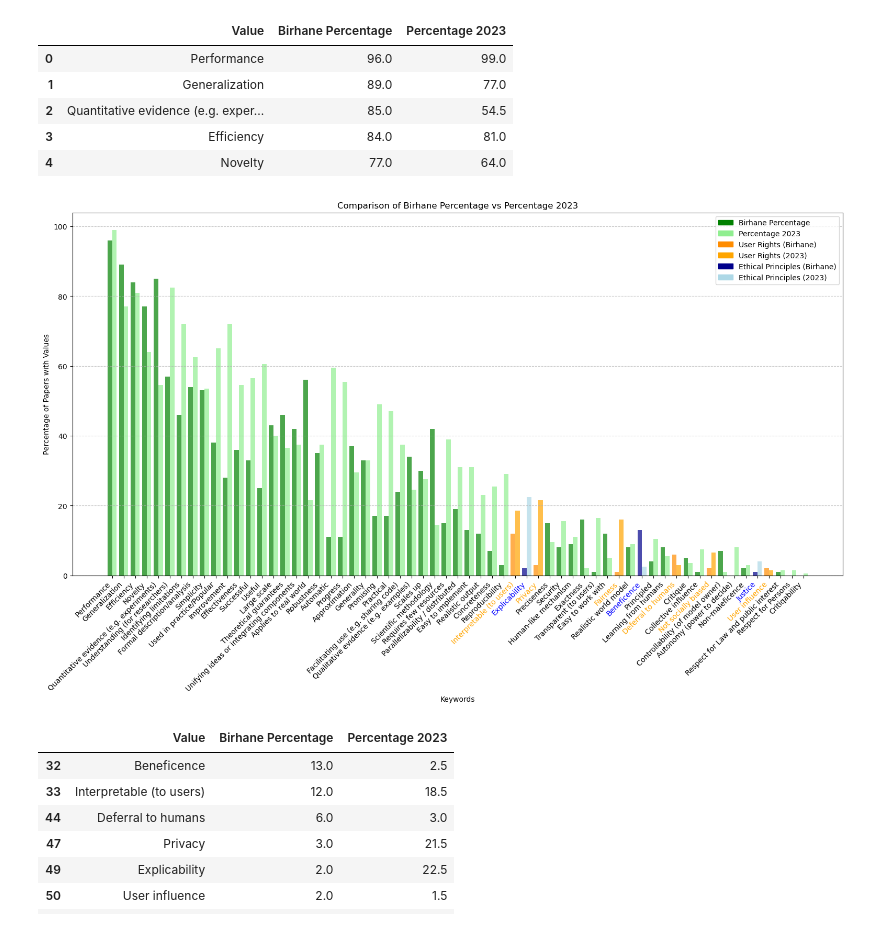
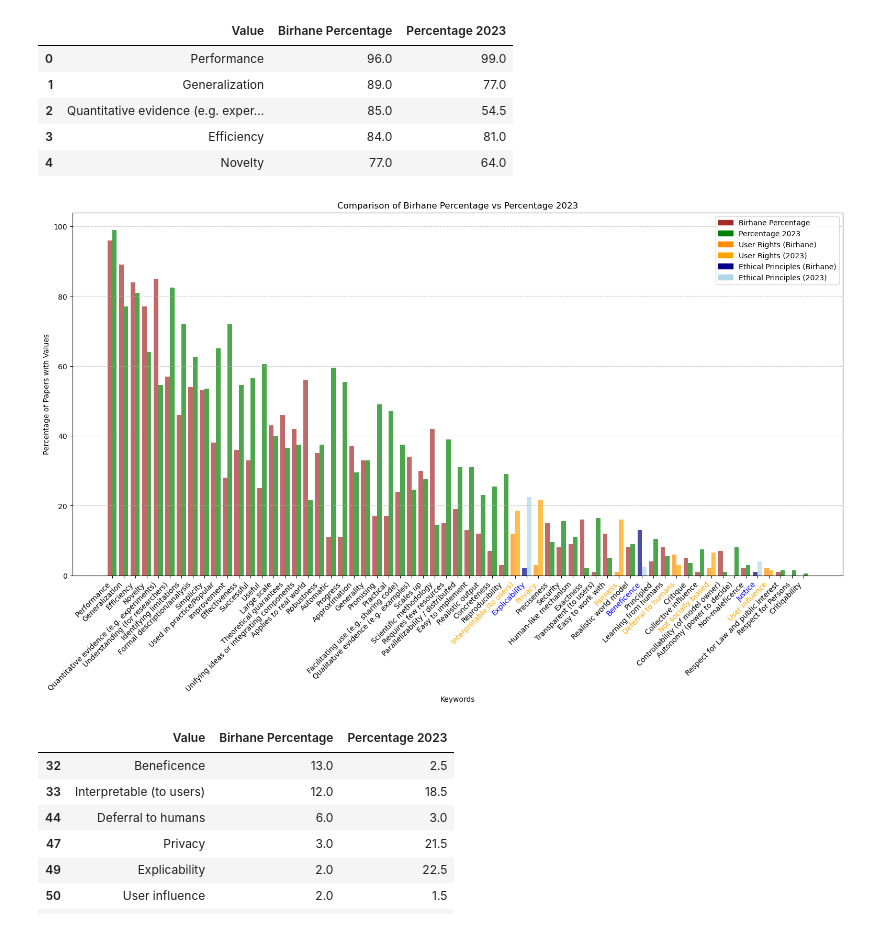
Before and after one commit to IsabelKurth/values-in-ml-research, a Jupyter notebook: analysis_and_plots.ipynb, the cells around one changed output. Cells and saved outputs as stored; diff of their text form; code cells hidden in the pictures.

Commit message:
high resolution plots and typos fixed

```diff
--- a/analysis_and_plots.ipynb
+++ b/analysis_and_plots.ipynb
@@ -192,13 +213,6 @@ merged_df.head(5)
 | 3 | Efficiency | 84.0 | 81.0 |
 | 4 | Novelty | 77.0 | 64.0 |
 # %%
-import matplotlib.pyplot as plt
-import matplotlib.patches as mpatches
-import numpy as np
-import pandas as pd
-
-# Assume merged_df is already defined with columns: ['Value', 'Birhane Percentage', 'Percentage 2023']
-
 # Extract relevant data
 percentage_birhane = merged_df.set_index('Value')['Birhane Percentage']
 percentage_2023 = merged_df.set_index('Value')['Percentage 2023']
@@ -216,8 +230,8 @@ x = np.arange(len(sorted_keywords))
 plt.figure(figsize=(19, 9))
 
 # Default colors
-colors_birhane = ['green'] * len(sorted_keywords)  # Default color for Birhane
-colors_2023 = ['lightgreen'] * len(sorted_keywords)  # Default color for 2023
+colors_birhane = ['brown'] * len(sorted_keywords)  # Default color for Birhane
+colors_2023 = ['green'] * len(sorted_keywords)  # Default color for 2023
 xtick_colors = ['black'] * len(sorted_keywords)  # Default x-tick color
 
 # Highlight specific bars and adjust x-tick colors
@@ -239,37 +253,37 @@ for keyword in highlight_keywords_ethics:
 bars_birhane = plt.bar(x - bar_width / 2, percentage_birhane, bar_width, color=colors_birhane, alpha=0.7, label='Birhane')
 bars_2023 = plt.bar(x + bar_width / 2, percentage_2023, bar_width, color=colors_2023, alpha=0.7, label='Percentage 2023')
 
 # Add legend
 legend_patches = [
-    mpatches.Patch(color='green', label='Birhane Percentage'),
-    mpatches.Patch(color='lightgreen', label='Percentage 2023'),
+    mpatches.Patch(color='brown', label='Birhane Percentage'),
+    mpatches.Patch(color='green', label='Percentage 2023'),
     mpatches.Patch(color='darkorange', label='User Rights (Birhane)'),
     mpatches.Patch(color='orange', label='User Rights (2023)'),
     mpatches.Patch(color='darkblue', label='Ethical Principles (Birhane)'),
     mpatches.Patch(color='lightblue', label='Ethical Principles (2023)'),
 ]
 plt.legend(handles=legend_patches)
 
 # Formatting
 plt.title('Comparison of Birhane Percentage vs Percentage 2023')
 plt.xlabel('Keywords')
 plt.ylabel('Percentage of Papers with Values')
 
 # Rotate x-ticks and apply individual colors
 xticks = plt.xticks(x, sorted_keywords, rotation=45, ha='right')
 for tick, color in zip(xticks[1], xtick_colors):
     tick.set_color(color)  # Apply color to each tick label
 
 # Apply theme with horizontal lines
 plt.grid(axis='y', linestyle='--', alpha=0.7)
 
 # Save the plot
-plt.savefig('plots/percentage_comparison_brihane.png', bbox_inches='tight')
+plt.savefig('plots/percentage_comparison_brihane.png', bbox_inches='tight', dpi=300)
 
 # Show plot
 plt.show()
 # %% [output]
-[figure, old version]
+[figure, new version]
 # %%
 subset_melted_df = merged_df[merged_df['Value'].isin(highlight_keywords)]
 subset_melted_df
```
Also changed, not shown: parts of 6 cells of this notebook, 14 other files.
